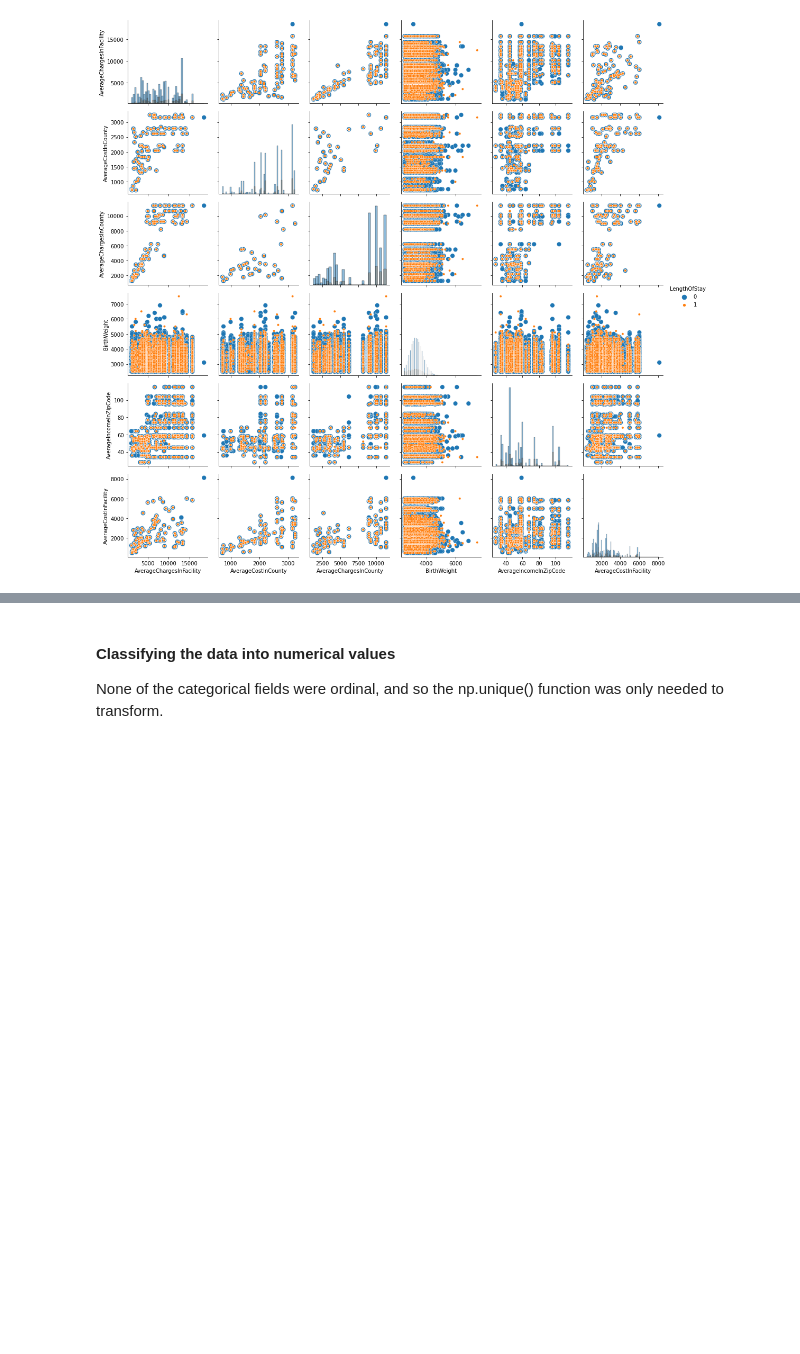
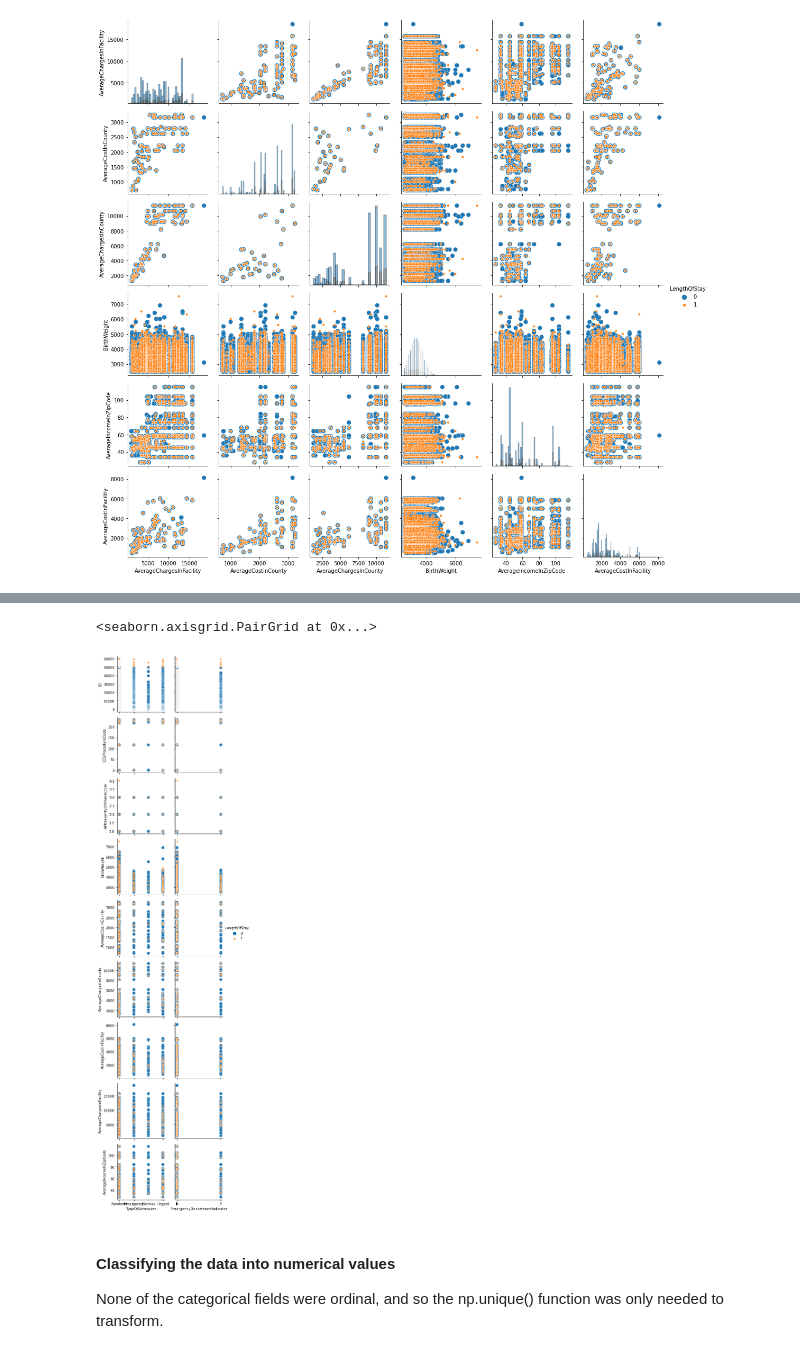
Before and after one commit to Luke-Mason/ML-A1, a Jupyter notebook: Assignment-1.ipynb, the cells around one changed output, grey strips where cells are left out. Saved outputs shown, nothing was run; the diff lists cells and outputs as text; code cells hidden in the pictures; blank space fills up the shorter version.

```diff
--- a/Assignment-1.ipynb
+++ b/Assignment-1.ipynb
@@ -169,3 +174,17 @@ plt.show()
+# %%
+# y_vars = ['Gender','Race', 'TypeOfAdmission', 'CCSProcedureCode', 'APRSeverityOfIllnessCode', 'PaymentTypology', 'EmergencyDepartmentIndicator']
+y_vars = ['TypeOfAdmission', 'EmergencyDepartmentIndicator']
+x_vars = noncategorical_features.extend(y_vars)
+#  = ["Gender"]
+g = sns.PairGrid(dataFrame, hue="LengthOfStay", x_vars=x_vars, y_vars=y_vars)
+# g.map_diag(sns.histplot)
+# g.map_offdiag(sns.scatterplot, color=".3", size=dataFrame["LengthOfStay"])
+g.map(sns.scatterplot, color=".3", size=dataFrame["LengthOfStay"])
+
+g.add_legend()
+# %% [output]
+<seaborn.axisgrid.PairGrid at 0x...>
+[figure, added]
 # %% [markdown]
 #### Classifying the data into numerical values
 None of the categorical fields were ordinal, and so the np.unique() function was only needed to transform.
```
Also changed, not shown: parts of 2 cells of this notebook.
